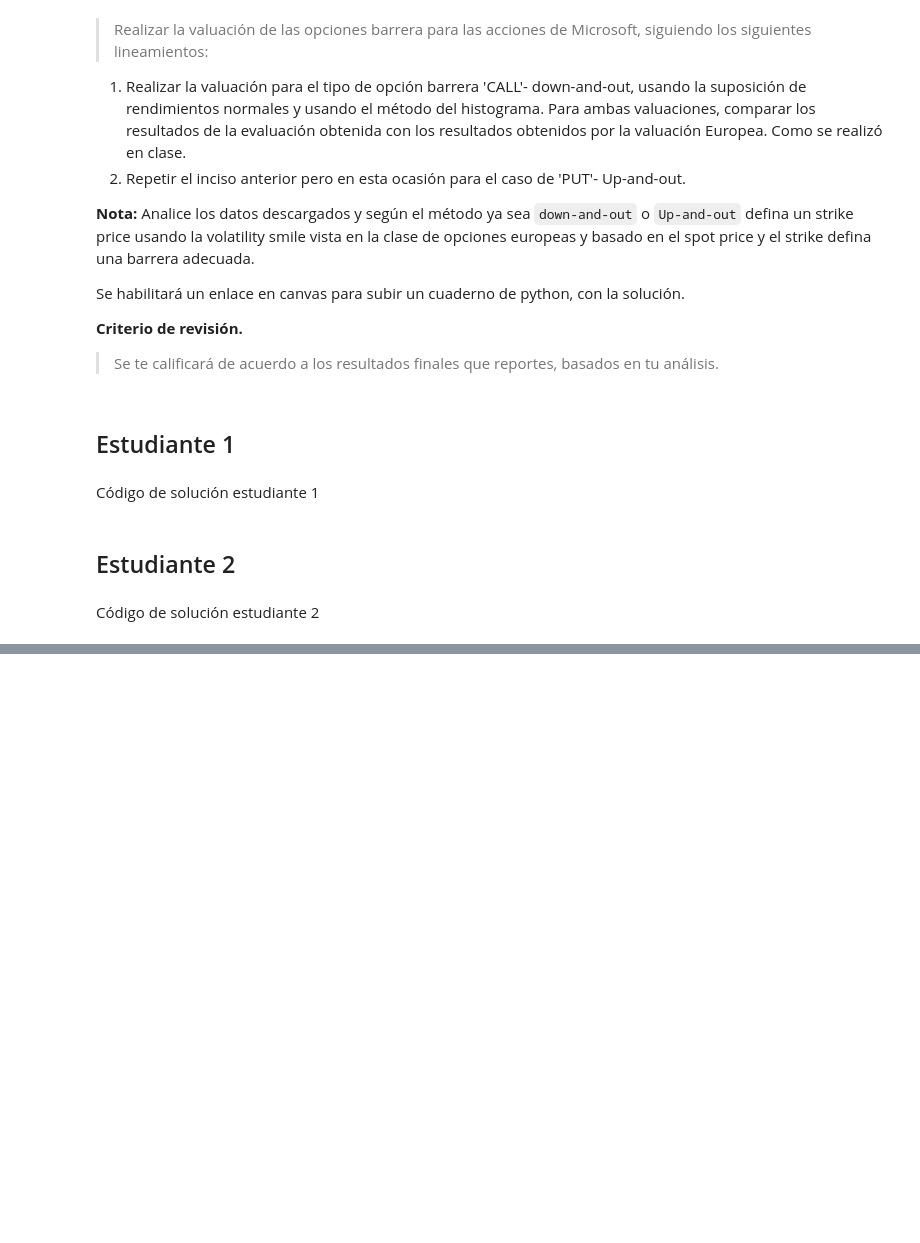
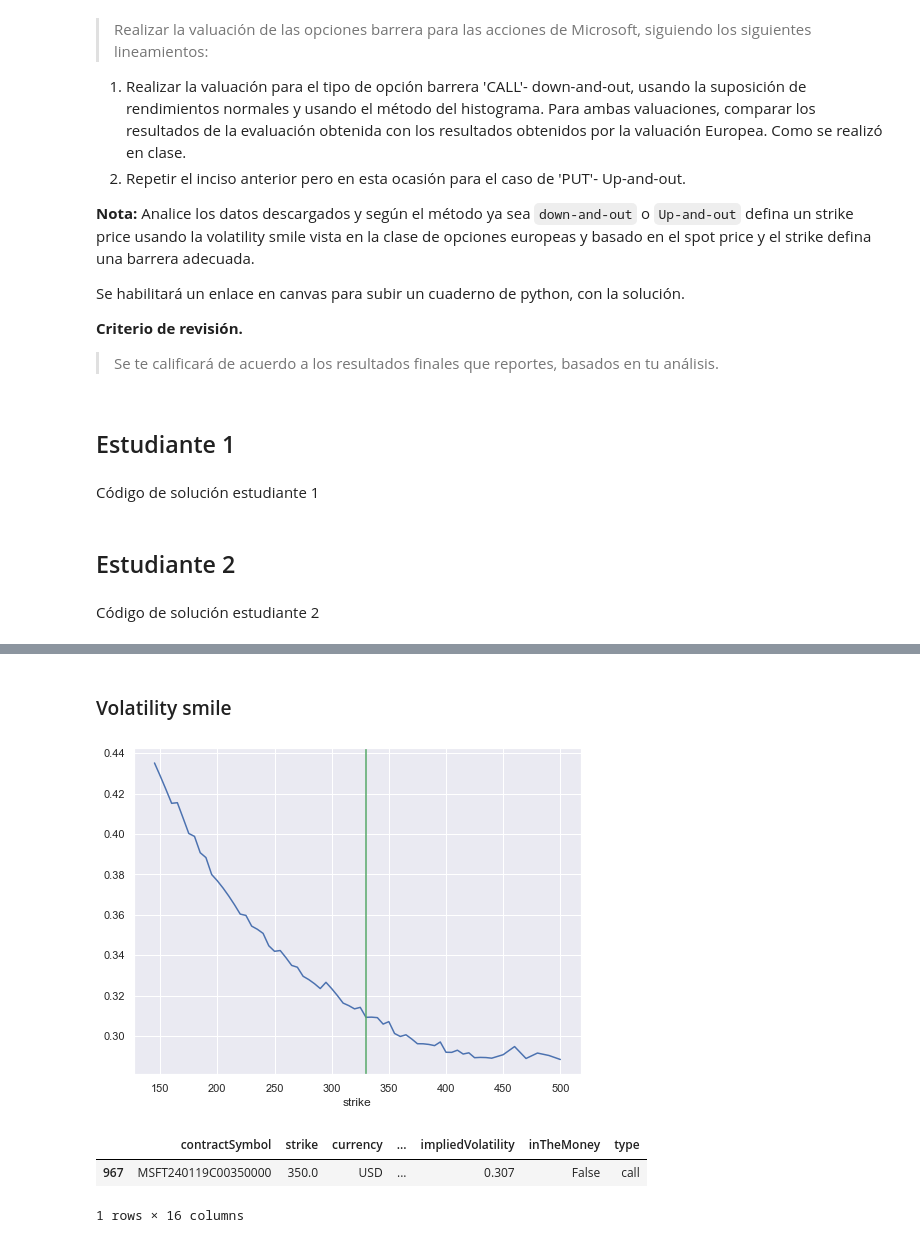
Before and after one commit to AlexiaDiaz/Tarea10.AMDiaz_MOchoa, a Jupyter notebook: Tarea10.AMDiaz_MOchoa.ipynb, the cells around one changed output, grey strips where cells are left out. Drawn from its saved outputs; the diff is of its cells as text; code cells hidden in the pictures; blank space fills up the shorter version.

```diff
--- a/Tarea10.AMDiaz_MOchoa.ipynb
+++ b/Tarea10.AMDiaz_MOchoa.ipynb
@@ -44,0 +104,35 @@ Código de solución estudiante 2
+# %%
+import requests
+
+def obtener_datos_opciones(symbol):
+    headers = headers = {
+            'Connection': 'keep-alive',
+            'Expires': str(-1),
+            'Upgrade-Insecure-Requests': str(1),
+            'User-Agent': 'Mozilla/5.0 (Windows NT 10.0; WOW64) AppleWebKit/537.36 (KHTML, like Gecko) Chrome/54.0.2840.99 Safari/537.36'
+    }
+    url = f'https://query1.finance.yahoo.com/v7/finance/options/{symbol}'
+    r = requests.get(url, headers=headers)
+    dates = r.json()['optionChain']['result'][0]['expirationDates']
+
+    calls = []
+    puts = []
+
+    for d in dates:
+        res = requests.get(url + f'?date={d}', headers=headers)
+        calls += res.json()['optionChain']['result'][0]['options'][0]['calls']
+        puts += res.json()['optionChain']['result'][0]['options'][0]['puts']
+
+    for c in calls:
+        c['type'] = 'call'
+        c['lastTradeDate'] = pd.to_datetime(c['lastTradeDate']*1000000000)
+        c['expiration'] = pd.to_datetime(c['expiration']*1000000000)
+    for p in puts:
+        p['type'] = 'put'
+        p['lastTradeDate'] = pd.to_datetime(p['lastTradeDate']*1000000000)
+        p['expiration'] = pd.to_datetime(p['expiration']*1000000000)
+
+    return pd.DataFrame(calls + puts)
+# %%
+msft_opt = obtener_datos_opciones('MSFT')
+msft_opt
@@ -44,0 +157,3 @@ Código de solución estudiante 2
+# %%
+opt_deseada = msft_opt.loc[(msft_opt.type=='call') &  (msft_opt.expiration=='2024-01-19')]
+opt_deseada
@@ -44,0 +174,7 @@ Código de solución estudiante 2
+# %% [markdown]
+### Volatility smile
+# %%
+ax = opt_deseada.set_index('strike').loc[:, 'impliedVolatility'].plot(figsize=(8,6))
+ax.axvline(329.67, color='g');
+# %% [output]
+[figure, added]
@@ -44,0 +184,8 @@ Código de solución estudiante 2
+# %%
+strike = 350
+opt_deseada = msft_opt.loc[(msft_opt.type=='call') & (msft_opt.strike==strike) & (msft_opt.expiration=='2024-01-19') ]
+opt_deseada
+# %% [output]
+|  | contractSymbol | strike | currency | ... | impliedVolatility | inTheMoney | type |
+| 967 | MSFT240119C00350000 | 350.0 | USD | ... | 0.307 | False | call |
+1 rows × 16 columns
```
Also changed, not shown: parts of 84 cells of this notebook.
